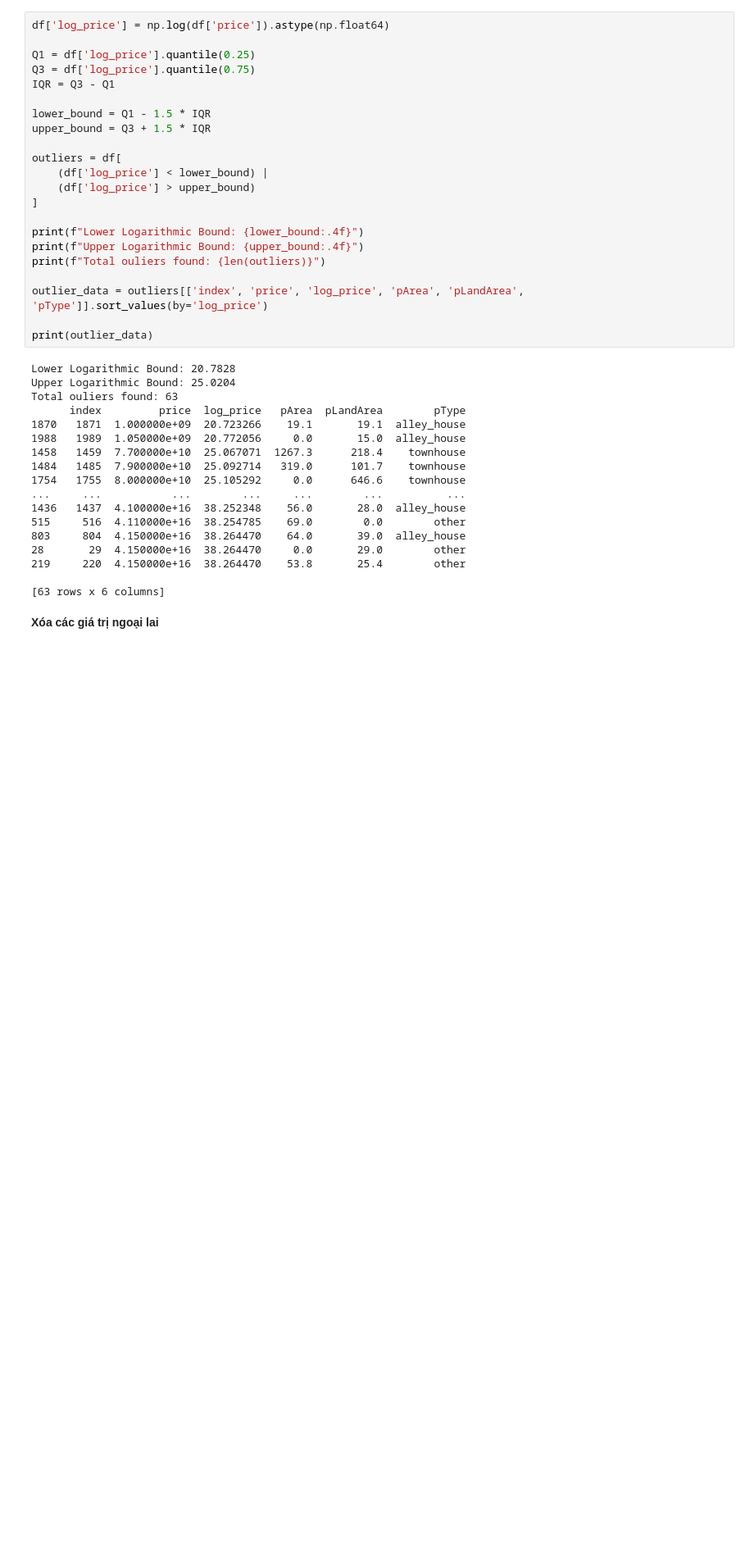
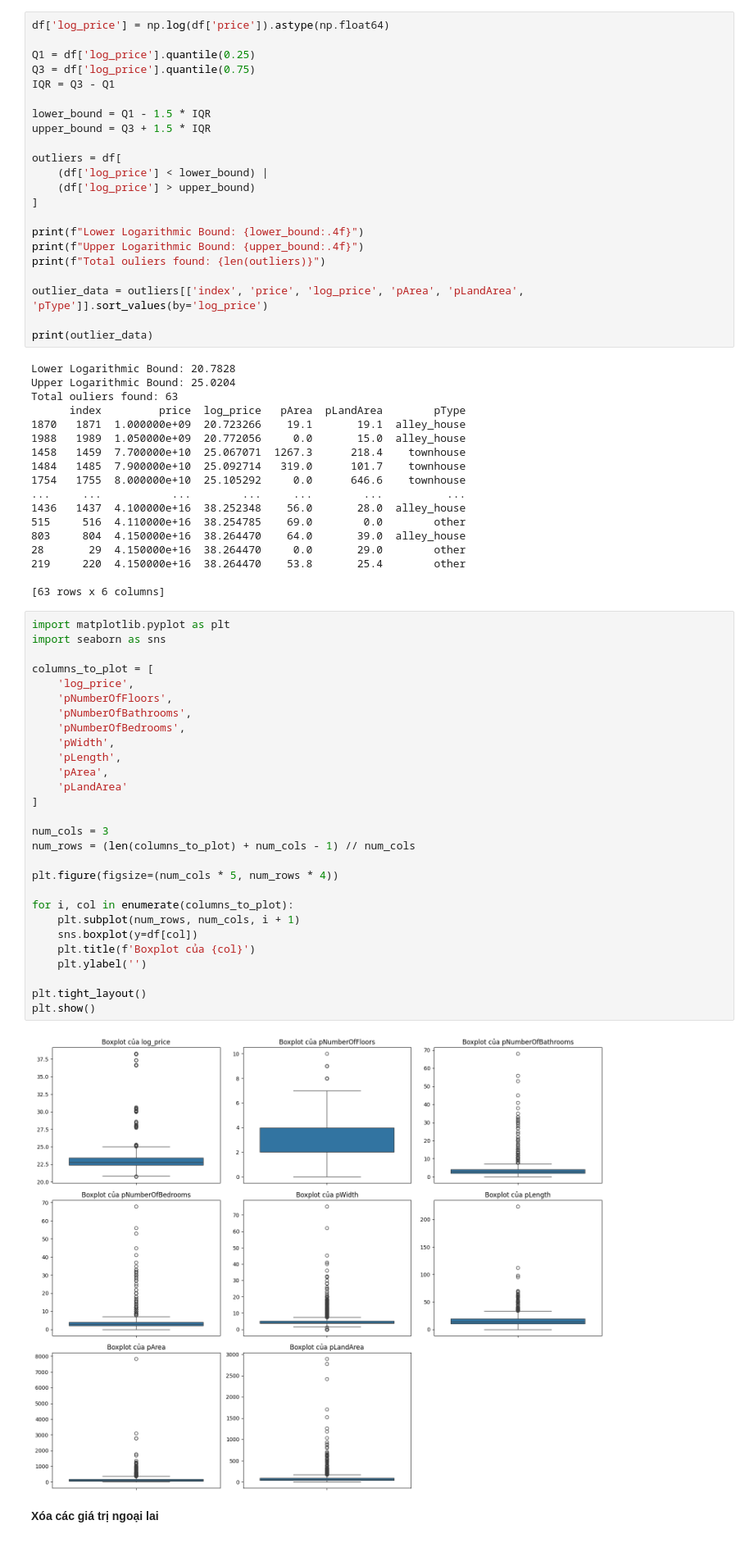
Before and after one commit to normalguy464/KHDL, a Jupyter notebook: Processing/Data_cleaning.ipynb, the cells around one changed output. Shown at 82% size. Saved outputs shown, nothing was run; the diff lists cells and outputs as text; blank space fills up the shorter version.

```diff
--- a/Processing/Data_cleaning.ipynb
+++ b/Processing/Data_cleaning.ipynb
@@ -132,6 +101,36 @@ Total ouliers found: 63
 219     220  4.150000e+16  38.264470    53.8       25.4        other
 
 [63 rows x 6 columns]
+# %%
+import matplotlib.pyplot as plt
+import seaborn as sns
+
+columns_to_plot = [
+    'log_price',
+    'pNumberOfFloors',
+    'pNumberOfBathrooms',
+    'pNumberOfBedrooms',
+    'pWidth',
+    'pLength',
+    'pArea',
+    'pLandArea'
+]
+
+num_cols = 3
+num_rows = (len(columns_to_plot) + num_cols - 1) // num_cols
+
+plt.figure(figsize=(num_cols * 5, num_rows * 4))
+
+for i, col in enumerate(columns_to_plot):
+    plt.subplot(num_rows, num_cols, i + 1)
+    sns.boxplot(y=df[col])
+    plt.title(f'Boxplot của {col}')
+    plt.ylabel('')
+
+plt.tight_layout()
+plt.show()
+# %% [output]
+[figure, added]
 # %% [markdown]
 **Xóa các giá trị ngoại lai**
 # %%
```
Also changed, not shown: parts of 18 cells of this notebook.
